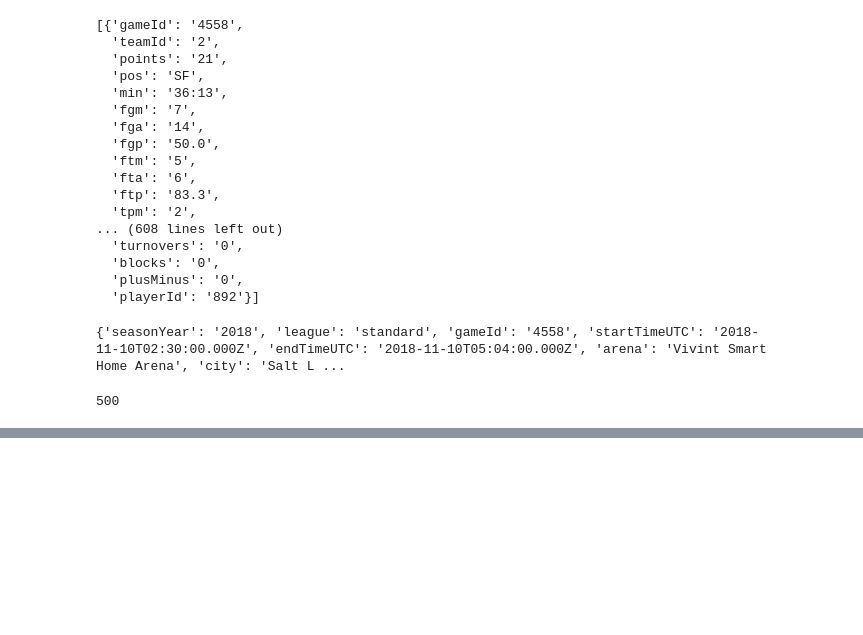
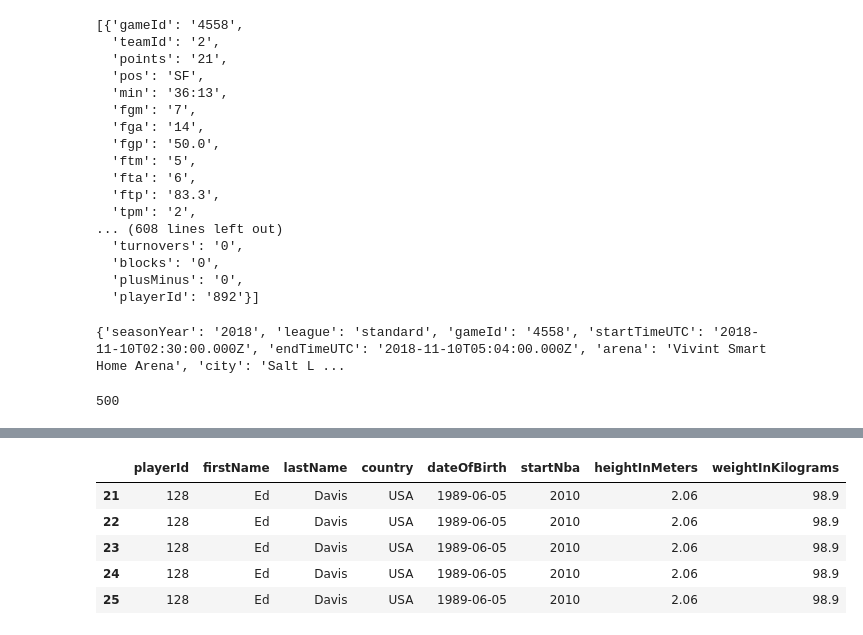
Before and after one commit to justinthe/NBA_API, a Jupyter notebook: code/suckdata.ipynb, the cells around one changed output, grey strips where cells are left out. Saved outputs shown, nothing was run; the diff lists cells and outputs as text; code cells hidden in the pictures; blank space fills up the shorter version.

```diff
--- a/code/suckdata.ipynb
+++ b/code/suckdata.ipynb
@@ -190,0 +285,9 @@ for data in gdata:
+# %%
+df[df["playerId"] == "128"]
+# %% [output]
+|  | playerId | firstName | lastName | country | dateOfBirth | startNba | heightInMeters | weightInKilograms |
+| 21 | 128 | Ed | Davis | USA | 1989-06-05 | 2010 | 2.06 | 98.9 |
+| 22 | 128 | Ed | Davis | USA | 1989-06-05 | 2010 | 2.06 | 98.9 |
+| 23 | 128 | Ed | Davis | USA | 1989-06-05 | 2010 | 2.06 | 98.9 |
+| 24 | 128 | Ed | Davis | USA | 1989-06-05 | 2010 | 2.06 | 98.9 |
+| 25 | 128 | Ed | Davis | USA | 1989-06-05 | 2010 | 2.06 | 98.9 |
```
Also changed, not shown: parts of 23 cells of this notebook, 2 other files.
